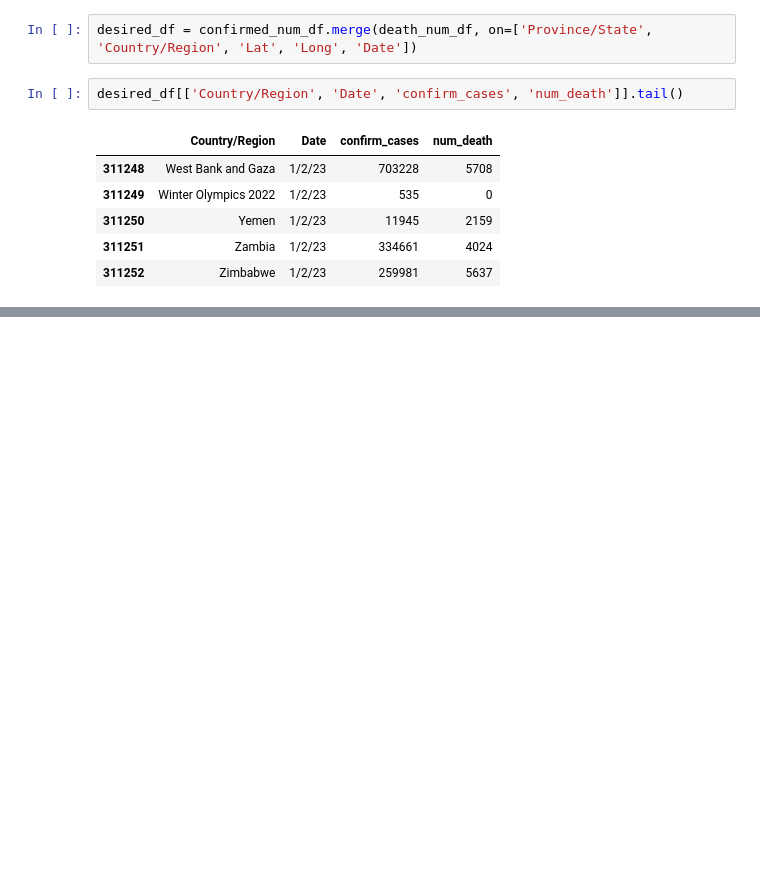
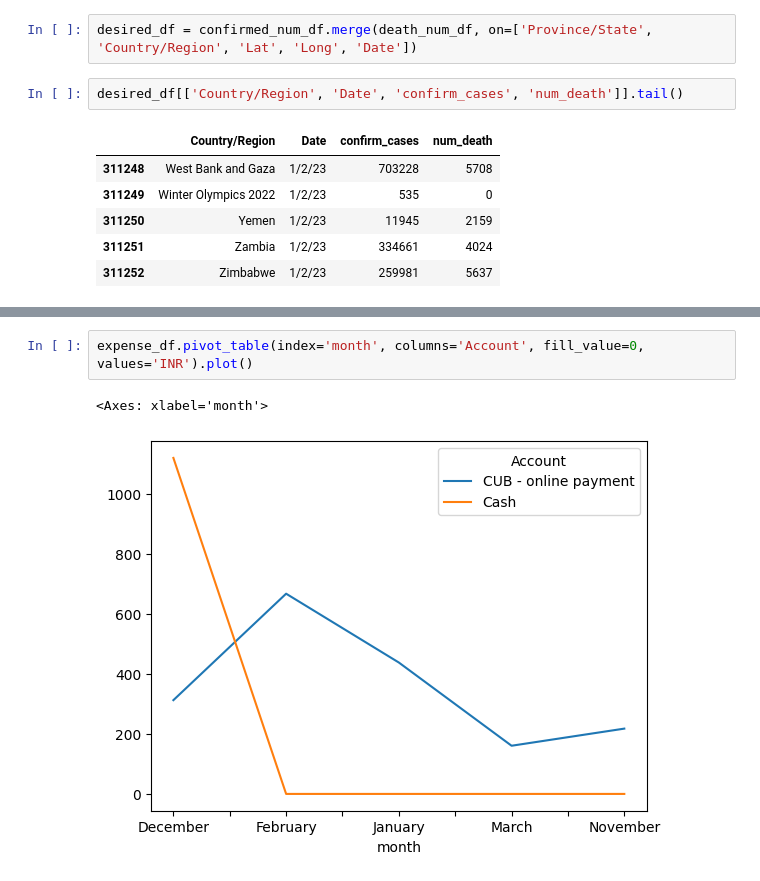
Before and after one commit to mohduzaif/Pandas-tutorials, a Jupyter notebook: Multi-Indexing in pandas.ipynb, the cells around one changed output, grey strips where cells are left out. Saved outputs shown, nothing was run; the diff lists cells and outputs as text; blank space fills up the shorter version.

```diff
--- a/Multi-Indexing in pandas.ipynb
+++ b/Multi-Indexing in pandas.ipynb
@@ -617,0 +819,5 @@ desired_df[['Country/Region', 'Date', 'confirm_cases', 'num_death']].tail()
+# %%
+expense_df.pivot_table(index='month', columns='Account', fill_value=0, values='INR').plot()
+# %% [output]
+<Axes: xlabel='month'>
+[figure, added]
```
Also changed, not shown: parts of 24 cells of this notebook.
